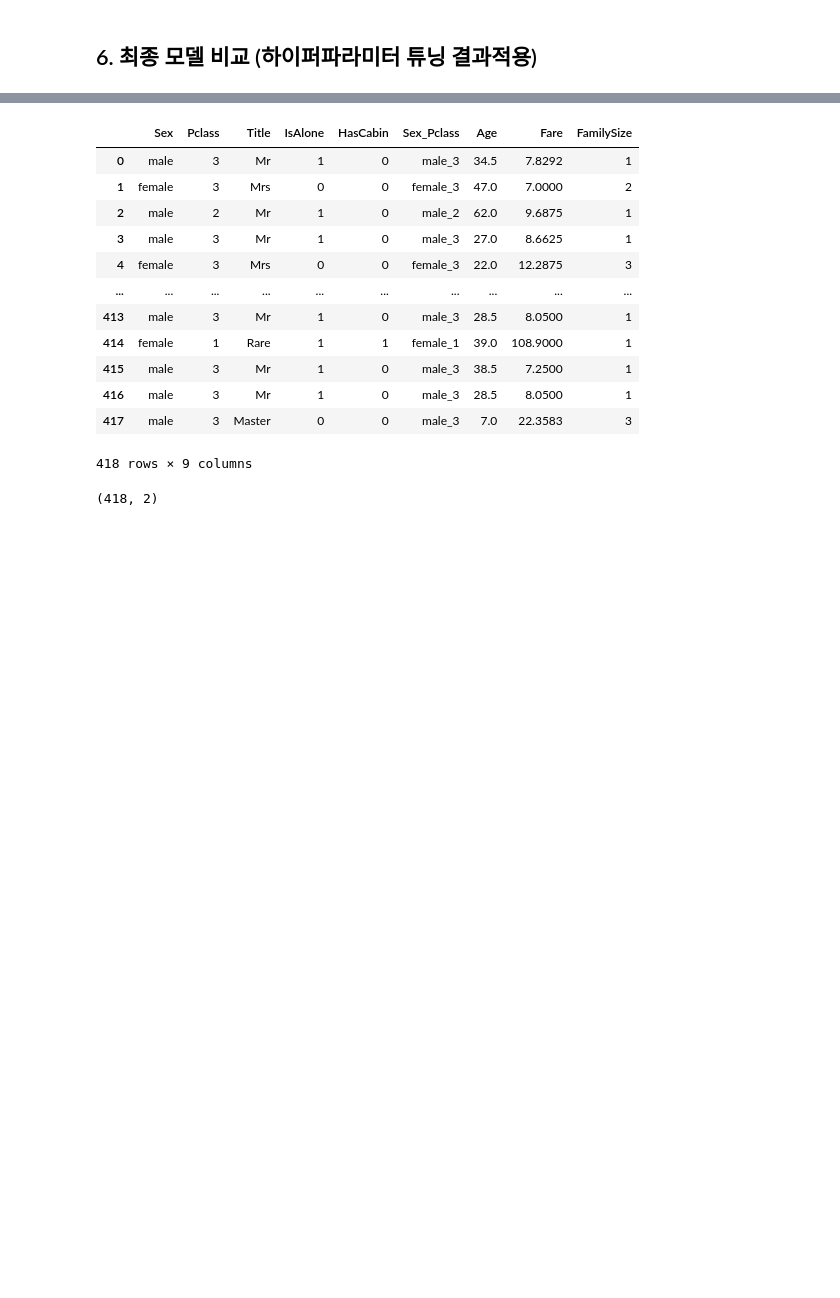
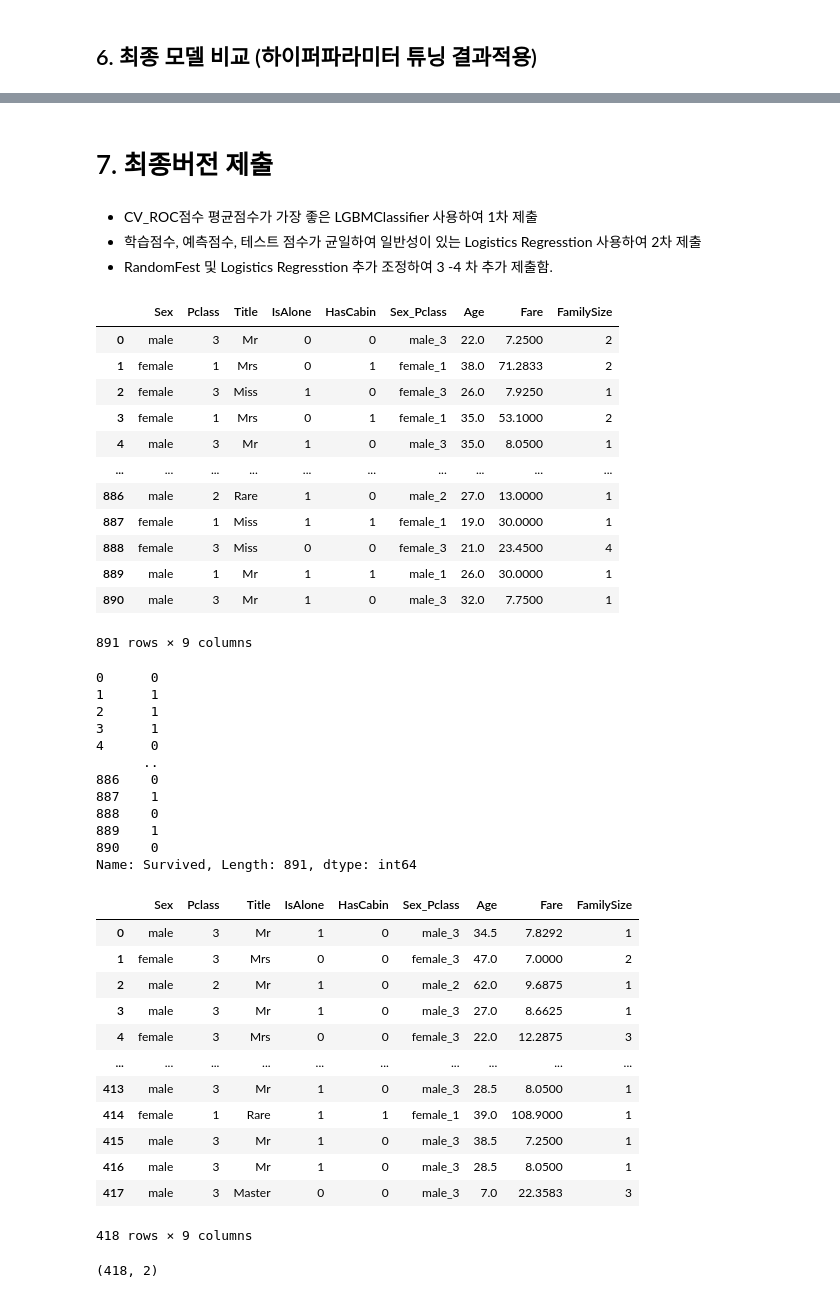
Before and after one commit to doosung-bang/AI_Sprint, a Jupyter notebook: 스프린트미션/미션3_4팀_방두성.ipynb, the cells around one changed output, grey strips where cells are left out. Drawn from its saved outputs; the diff is of its cells as text; code cells hidden in the pictures; blank space fills up the shorter version.

```diff
--- a/스프린트미션/미션3_4팀_방두성.ipynb
+++ b/스프린트미션/미션3_4팀_방두성.ipynb
@@ -1581,3 +1618,9 @@ DecisionTree            0.723077     0.681159
+# %% [markdown]
+# 7. 최종버전 제출
+# %% [markdown]
+- CV_ROC점수 평균점수가 가장 좋은 LGBMClassifier 사용하여 1차 제출
+- 학습점수, 예측점수, 테스트 점수가 균일하여 일반성이 있는 Logistics Regresstion 사용하여 2차 제출
+- RandomFest 및 Logistics Regresstion 추가 조정하여 3 -4 차 추가 제출함.
 # %%
 def add_features(df):
     ##-------------------------------------------------------------------------
@@ -1588,46 +1631,75 @@ def add_features(df):
     df['Title'] = df['Title'].replace({'Mlle':'Miss',  'Ms':'Miss',  'Mee':'Mrs'})
     ### Age 결측값 타이틀 기준 평균으로 채우기
     df['Age'] = df.groupby('Title')['Age'].transform(
         lambda x: x.fillna(x.median())
     )
     ### 가족수 추출 & 컬럼생성
     df['FamilySize'] = df['SibSp'] + df['Parch'] + 1
     df['IsAlone'] = (df['FamilySize']==1).astype(int)
     ### 객실의 갑판정보
     df['Deck'] = df['Cabin'].str[0]
     df['Deck'] = df['Deck'].fillna('Unknown')
     ### Embarked 결측값 최빈급으로 채우기
     df['Embarked'] = df['Embarked'].fillna(df['Embarked'].mode()[0])
     ### 성별과 객실 등급
     df['Sex_Pclass'] = df['Sex'].astype(str) + '_' + df['Pclass'].astype(str)
 
     ### Rare타이틀 단순화
     rare_titles = ['Dr', 'Rev', 'Col', 'Major', 'Capt', 'Countess', 'Don', 'Jonkheer','Sir','Lady','Dona']
     df['Title'] = df['Title'].replace(rare_titles, 'Rare')
     # Cabin 결측 여부 자체가 생존율과 관련 (기록 있음 = 상위 등급 객실일 가능성)
     df['HasCabin'] = df['Cabin'].notna().astype(int)
 
     return df
 
 
 test_df = pd.read_csv(PATH + '/test.csv')
 test_fe = add_features(test_df)
+X = data[FEATURES]
+y = data[TARGET]
+display(X)
+display(y)
 X_test = test_fe[FEATURES]
-X_test
+display(X_test)
 # %% [output]
 |  | Sex | Pclass | Title | IsAlone | HasCabin | Sex_Pclass | Age | Fare | FamilySize |
-| 0 | male | 3 | Mr | 1 | 0 | male_3 | 34.5 | 7.8292 | 1 |
-| 1 | female | 3 | Mrs | 0 | 0 | female_3 | 47.0 | 7.0000 | 2 |
-| 2 | male | 2 | Mr | 1 | 0 | male_2 | 62.0 | 9.6875 | 1 |
-| 3 | male | 3 | Mr | 1 | 0 | male_3 | 27.0 | 8.6625 | 1 |
-| 4 | female | 3 | Mrs | 0 | 0 | female_3 | 22.0 | 12.2875 | 3 |
+| 0 | male | 3 | Mr | 0 | 0 | male_3 | 22.0 | 7.2500 | 2 |
+| 1 | female | 1 | Mrs | 0 | 1 | female_1 | 38.0 | 71.2833 | 2 |
+| 2 | female | 3 | Miss | 1 | 0 | female_3 | 26.0 | 7.9250 | 1 |
+| 3 | female | 1 | Mrs | 0 | 1 | female_1 | 35.0 | 53.1000 | 2 |
+| 4 | male | 3 | Mr | 1 | 0 | male_3 | 35.0 | 8.0500 | 1 |
 | ... | ... | ... | ... | ... | ... | ... | ... | ... | ... |
-| 413 | male | 3 | Mr | 1 | 0 | male_3 | 28.5 | 8.0500 | 1 |
-| 414 | female | 1 | Rare | 1 | 1 | female_1 | 39.0 | 108.9000 | 1 |
-| 415 | male | 3 | Mr | 1 | 0 | male_3 | 38.5 | 7.2500 | 1 |
-| 416 | male | 3 | Mr | 1 | 0 | male_3 | 28.5 | 8.0500 | 1 |
-| 417 | male | 3 | Master | 0 | 0 | male_3 | 7.0 | 22.3583 | 3 |
+| 886 | male | 2 | Rare | 1 | 0 | male_2 | 27.0 | 13.0000 | 1 |
+| 887 | female | 1 | Miss | 1 | 1 | female_1 | 19.0 | 30.0000 | 1 |
+| 888 | female | 3 | Miss | 0 | 0 | female_3 | 21.0 | 23.4500 | 4 |
+| 889 | male | 1 | Mr | 1 | 1 | male_1 | 26.0 | 30.0000 | 1 |
+| 890 | male | 3 | Mr | 1 | 0 | male_3 | 32.0 | 7.7500 | 1 |
-418 rows × 9 columns
+891 rows × 9 columns
+0      0
+1      1
+2      1
+3      1
+4      0
+      ..
+886    0
+887    1
+888    0
+889    1
+890    0
+Name: Survived, Length: 891, dtype: int64
+|  | Sex | Pclass | Title | IsAlone | HasCabin | Sex_Pclass | Age | Fare | FamilySize |
+| 0 | male | 3 | Mr | 1 | 0 | male_3 | 34.5 | 7.8292 | 1 |
+| 1 | female | 3 | Mrs | 0 | 0 | female_3 | 47.0 | 7.0000 | 2 |
+| 2 | male | 2 | Mr | 1 | 0 | male_2 | 62.0 | 9.6875 | 1 |
+| 3 | male | 3 | Mr | 1 | 0 | male_3 | 27.0 | 8.6625 | 1 |
+| 4 | female | 3 | Mrs | 0 | 0 | female_3 | 22.0 | 12.2875 | 3 |
+| ... | ... | ... | ... | ... | ... | ... | ... | ... | ... |
+| 413 | male | 3 | Mr | 1 | 0 | male_3 | 28.5 | 8.0500 | 1 |
+| 414 | female | 1 | Rare | 1 | 1 | female_1 | 39.0 | 108.9000 | 1 |
+| 415 | male | 3 | Mr | 1 | 0 | male_3 | 38.5 | 7.2500 | 1 |
+| 416 | male | 3 | Mr | 1 | 0 | male_3 | 28.5 | 8.0500 | 1 |
+| 417 | male | 3 | Master | 0 | 0 | male_3 | 7.0 | 22.3583 | 3 |
+418 rows × 9 columns
 # %%
 #LGBMClassifier 듀닝후 CV_평균값과 표준편차가 가장 우수함
 #Train ROC-AUC score > Test CV score > Test ROC-AUC
```
Also changed, not shown: parts of 21 cells of this notebook, 4 other files.
